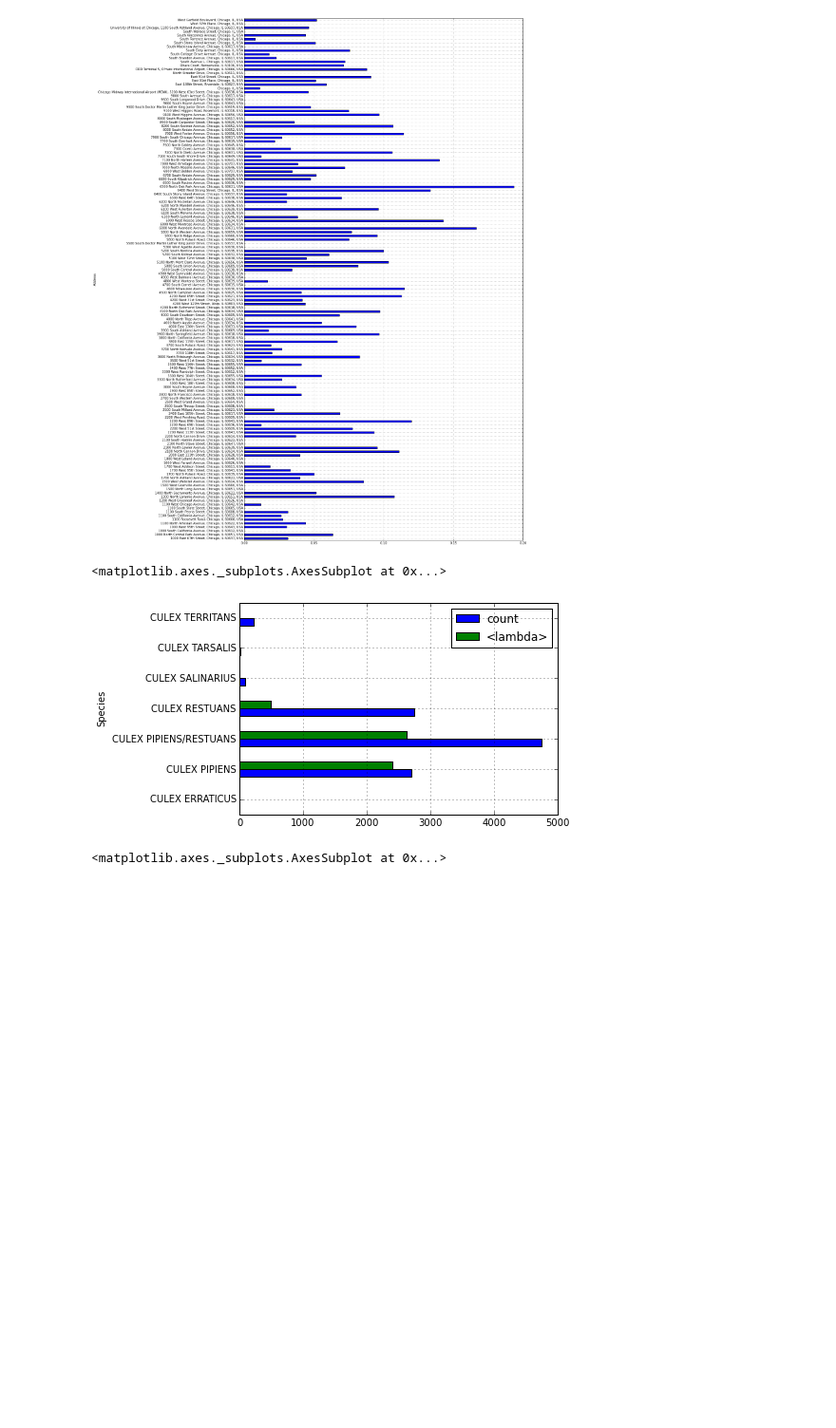
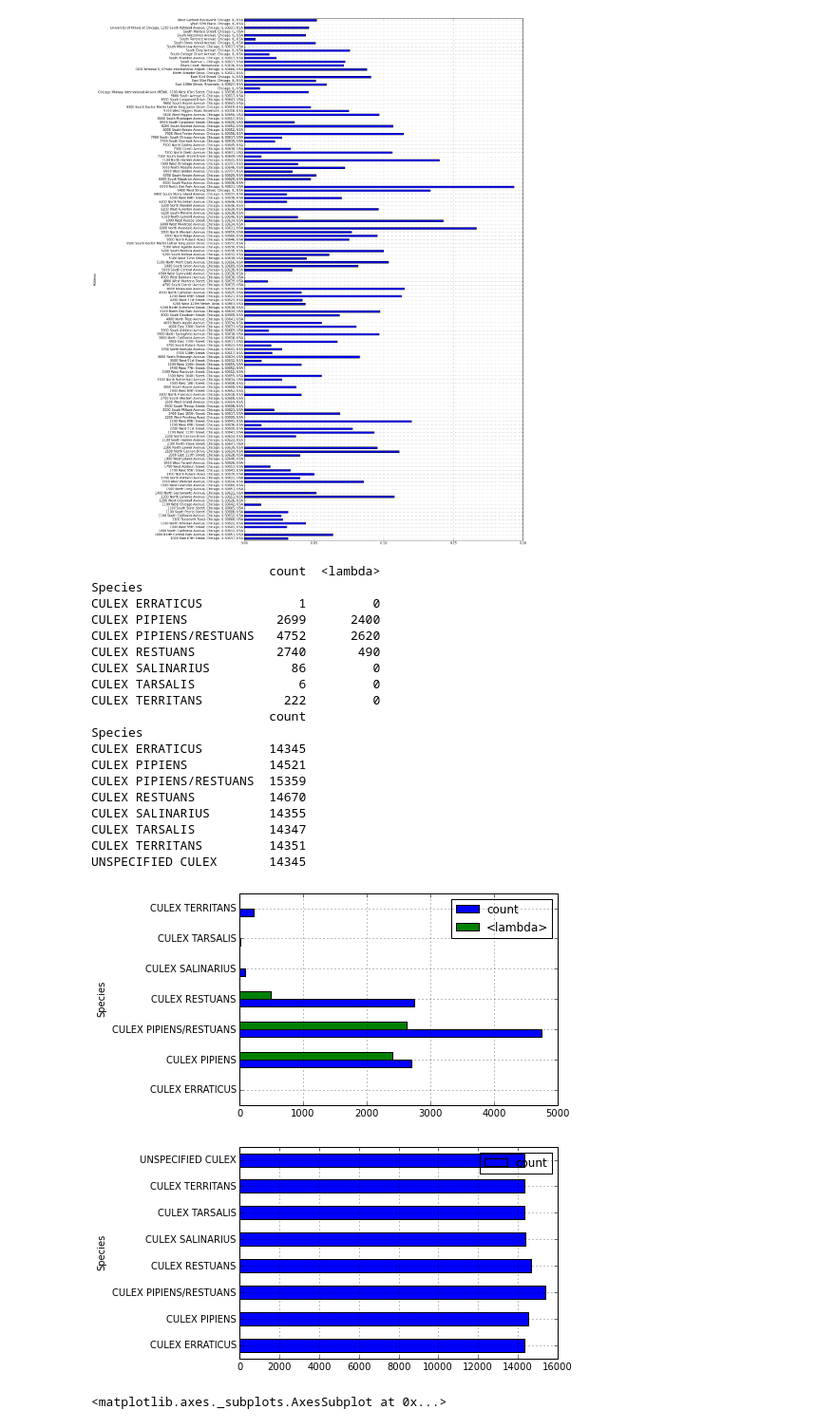
Before and after one commit to inmidvideo/kaggle-west-nile, a Jupyter notebook: src/exploring_lk.ipynb, the cells around one changed output. Shown: that part at 95% size. Drawn from its saved outputs; the diff is of its cells as text; code cells hidden in the pictures; blank space fills up the shorter version.

```diff
--- a/src/exploring_lk.ipynb
+++ b/src/exploring_lk.ipynb
@@ -85,11 +83,34 @@ byDate.plot(kind='barh', stacked=True, figsize=(16, 30))
 [figure]
 # %%
 i = 2
-byDate = train.groupby(train.columns[i])['WnvPresent'].agg(['count', lambda x: sum(x) * 10])
-byDate.plot(kind='barh')
+bySpecies = train.groupby(train.columns[i])['WnvPresent'].agg(['count', lambda x: sum(x) * 10])
+bySpecies.plot(kind='barh')
+bySpeciesTest = test.groupby(train.columns[i])['Species'].agg(['count'])
+bySpeciesTest.plot(kind='barh')
+print bySpecies
+print bySpeciesTest
 # %% [output]
-<matplotlib.axes._subplots.AxesSubplot at 0x...>
+                        count  <lambda>
+Species
+CULEX ERRATICUS             1         0
+CULEX PIPIENS            2699      2400
+CULEX PIPIENS/RESTUANS   4752      2620
+CULEX RESTUANS           2740       490
+CULEX SALINARIUS           86         0
+CULEX TARSALIS              6         0
+CULEX TERRITANS           222         0
+                        count
+Species
+CULEX ERRATICUS         14345
+CULEX PIPIENS           14521
+CULEX PIPIENS/RESTUANS  15359
+CULEX RESTUANS          14670
+CULEX SALINARIUS        14355
+CULEX TARSALIS          14347
+CULEX TERRITANS         14351
+UNSPECIFIED CULEX       14345
 [figure]
+[figure, added]
 # %%
 i = 10
 byDate = train.groupby(train.columns[i])['WnvPresent'].mean()
```
Also changed, not shown: parts of 1 cell of this notebook, 1 other file.
